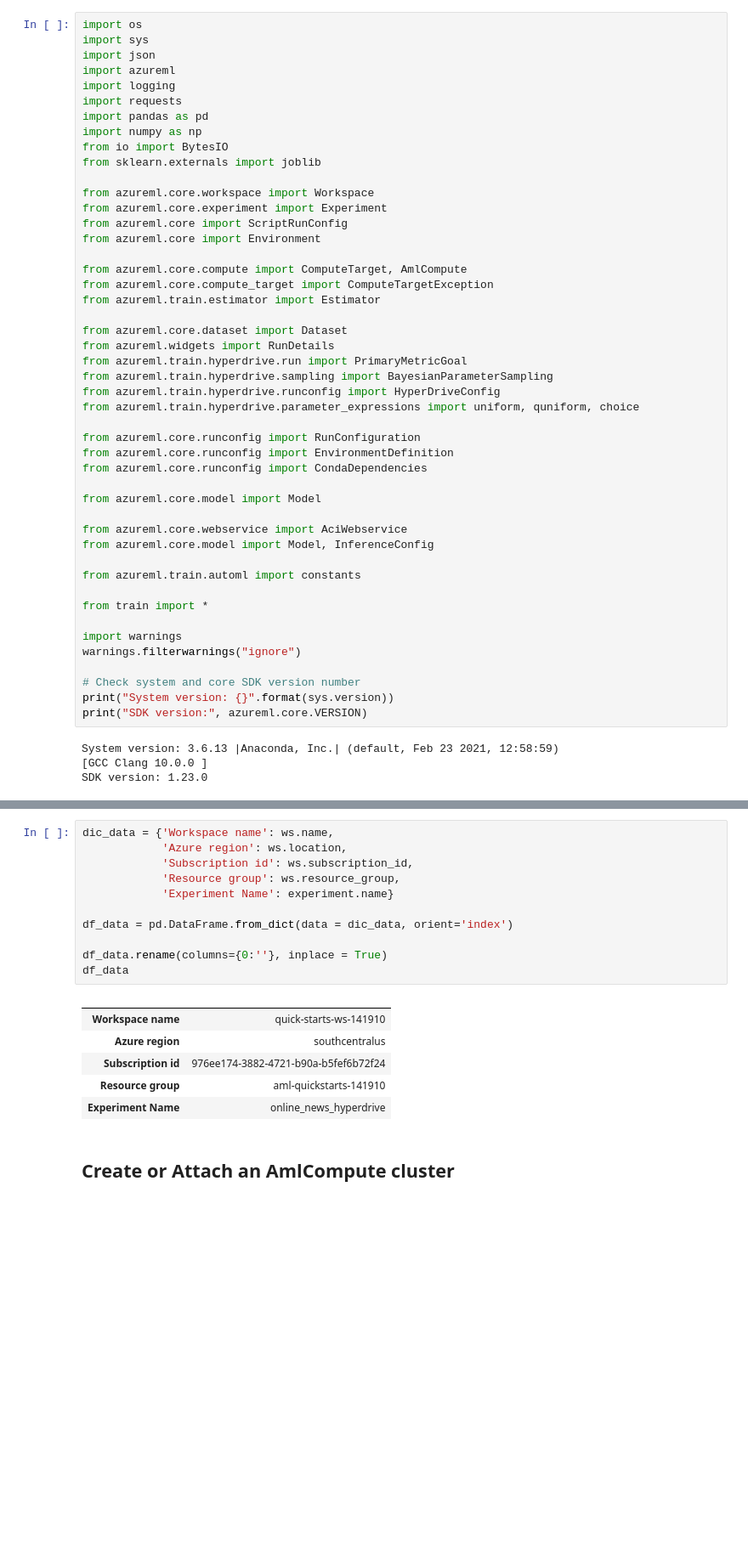
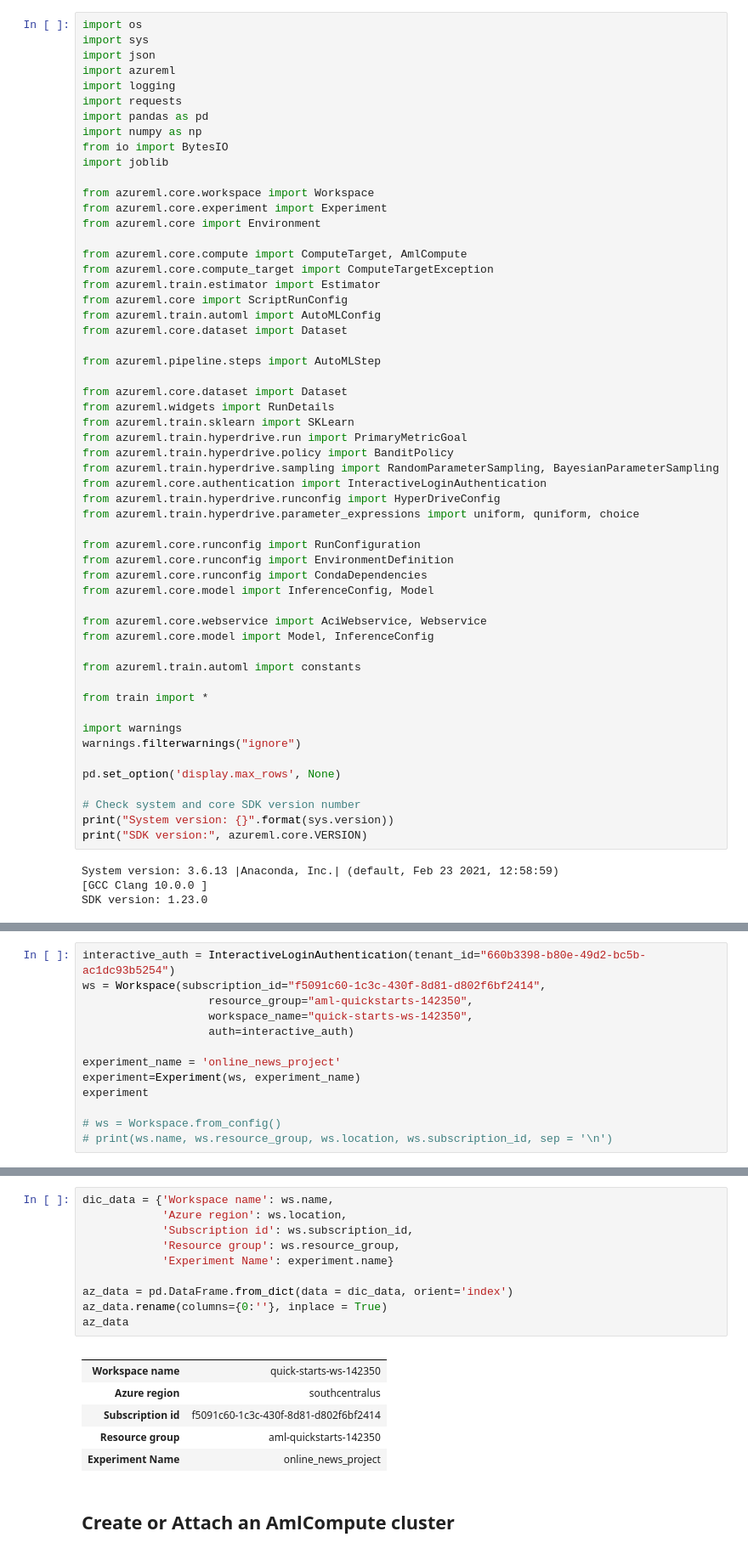
Before and after one commit to franckess/AzureML_Capstone, a Jupyter notebook: 01_Hyperparameter_tuning_final.ipynb, the cells around one changed output, grey strips where cells are left out. Shown at 85% size. Drawn from its saved outputs; the diff is of its cells as text; blank space fills up the shorter version.

```diff
--- a/01_Hyperparameter_tuning_final.ipynb
+++ b/01_Hyperparameter_tuning_final.ipynb
@@ -10,31 +10,37 @@ import requests
 import pandas as pd
 import numpy as np
 from io import BytesIO
-from sklearn.externals import joblib
+import joblib
 
 from azureml.core.workspace import Workspace
 from azureml.core.experiment import Experiment
-from azureml.core import ScriptRunConfig
 from azureml.core import Environment
 
 from azureml.core.compute import ComputeTarget, AmlCompute
 from azureml.core.compute_target import ComputeTargetException
 from azureml.train.estimator import Estimator
+from azureml.core import ScriptRunConfig
+from azureml.train.automl import AutoMLConfig
+from azureml.core.dataset import Dataset
+
+from azureml.pipeline.steps import AutoMLStep
 
 from azureml.core.dataset import Dataset
 from azureml.widgets import RunDetails
+from azureml.train.sklearn import SKLearn
 from azureml.train.hyperdrive.run import PrimaryMetricGoal
-from azureml.train.hyperdrive.sampling import BayesianParameterSampling
+from azureml.train.hyperdrive.policy import BanditPolicy
+from azureml.train.hyperdrive.sampling import RandomParameterSampling, BayesianParameterSampling
+from azureml.core.authentication import InteractiveLoginAuthentication
 from azureml.train.hyperdrive.runconfig import HyperDriveConfig
 from azureml.train.hyperdrive.parameter_expressions import uniform, quniform, choice
 
 from azureml.core.runconfig import RunConfiguration
 from azureml.core.runconfig import EnvironmentDefinition
 from azureml.core.runconfig import CondaDependencies
+from azureml.core.model import InferenceConfig, Model
 
-from azureml.core.model import Model
-
-from azureml.core.webservice import AciWebservice
+from azureml.core.webservice import AciWebservice, Webservice
 from azureml.core.model import Model, InferenceConfig
 
 from azureml.train.automl import constants
@@ -44,6 +50,8 @@ from train import *
 import warnings
 warnings.filterwarnings("ignore")
 
+pd.set_option('display.max_rows', None)
+
 # Check system and core SDK version number
 print("System version: {}".format(sys.version))
 print("SDK version:", azureml.core.VERSION)
@@ -61,0 +62,13 @@ experiment
+# %%
+interactive_auth = InteractiveLoginAuthentication(tenant_id="660b3398-b80e-49d2-bc5b-ac1dc93b5254")
+ws = Workspace(subscription_id="f5091c60-1c3c-430f-8d81-d802f6bf2414",
+                   resource_group="aml-quickstarts-142350",
+                   workspace_name="quick-starts-ws-142350",
+                   auth=interactive_auth)
+
+experiment_name = 'online_news_project'
+experiment=Experiment(ws, experiment_name)
+experiment
+
+# ws = Workspace.from_config()
+# print(ws.name, ws.resource_group, ws.location, ws.subscription_id, sep = '\n')
@@ -62,21 +78,20 @@ experiment
 # %%
 dic_data = {'Workspace name': ws.name,
             'Azure region': ws.location,
             'Subscription id': ws.subscription_id,
             'Resource group': ws.resource_group,
             'Experiment Name': experiment.name}
 
-df_data = pd.DataFrame.from_dict(data = dic_data, orient='index')
-
-df_data.rename(columns={0:''}, inplace = True)
-df_data
+az_data = pd.DataFrame.from_dict(data = dic_data, orient='index')
+az_data.rename(columns={0:''}, inplace = True)
+az_data
 # %% [output]
 |  |  |
-| Workspace name | quick-starts-ws-141910 |
+| Workspace name | quick-starts-ws-142350 |
 | Azure region | southcentralus |
-| Subscription id | 976ee174-3882-4721-b90a-b5fef6b72f24 |
-| Resource group | aml-quickstarts-141910 |
-| Experiment Name | online_news_hyperdrive |
+| Subscription id | f5091c60-1c3c-430f-8d81-d802f6bf2414 |
+| Resource group | aml-quickstarts-142350 |
+| Experiment Name | online_news_project |
 # %% [markdown]
 ## Create or Attach an AmlCompute cluster
 # %%
```
Also changed, not shown: parts of 32 cells of this notebook, 19 other files.
